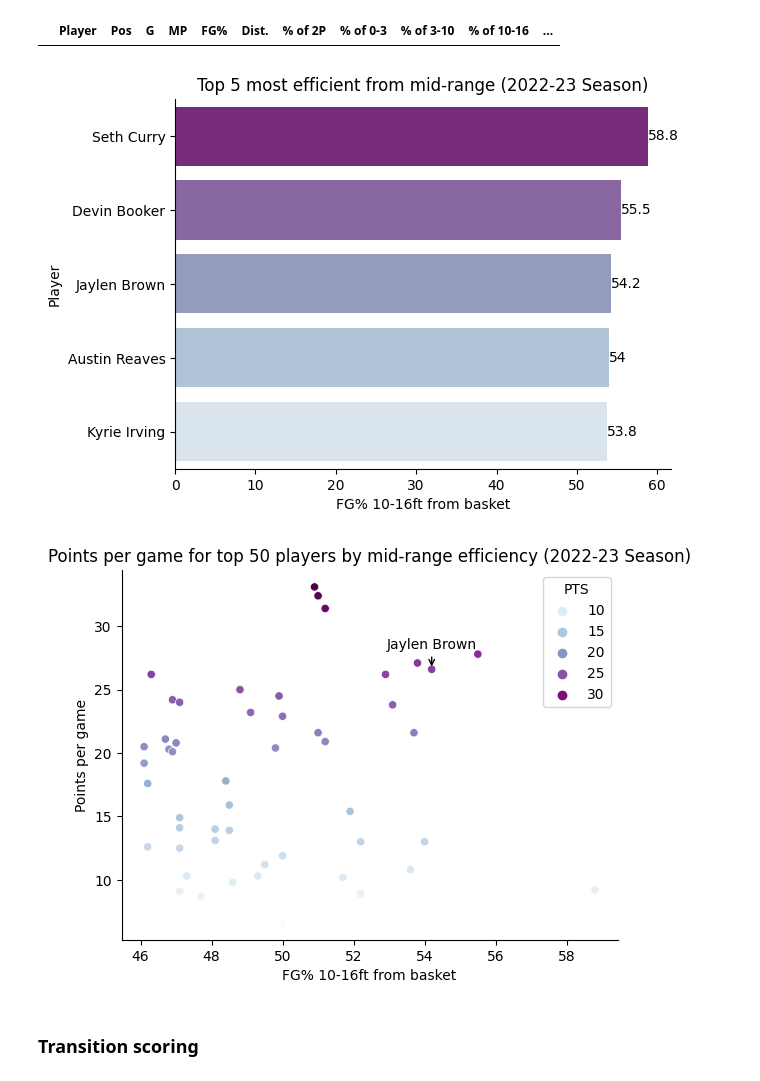
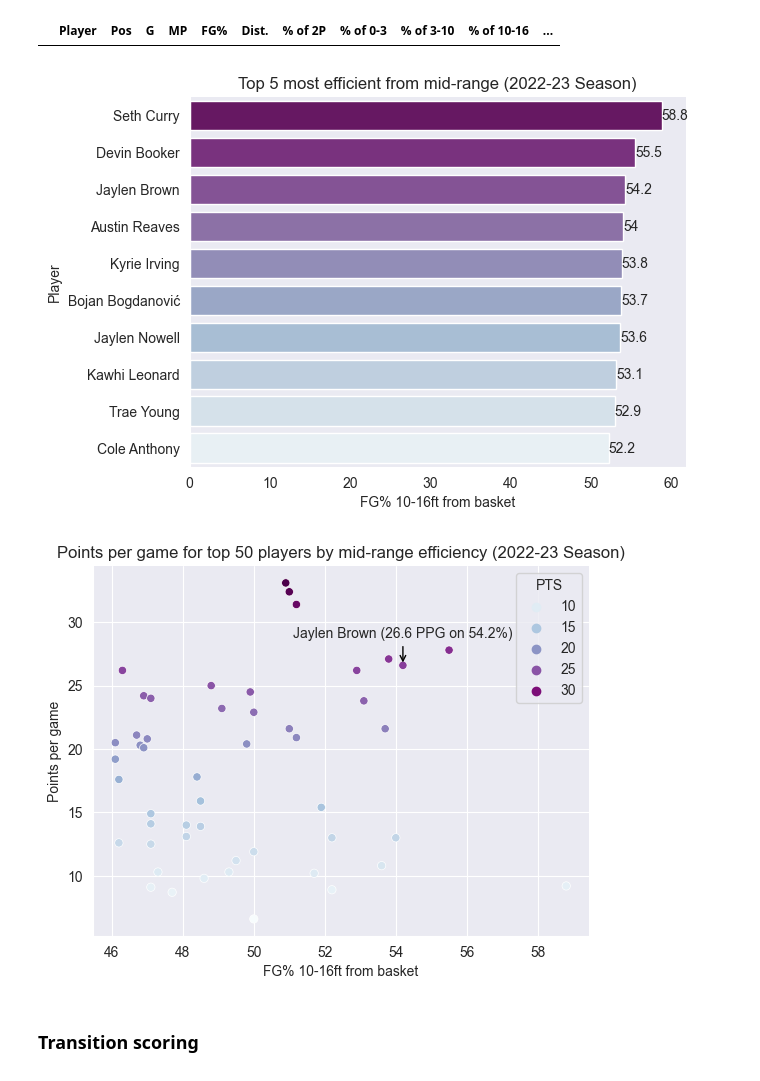
Before and after one commit to namhyk/jb-analysis, a Jupyter notebook: jaylen_brown.ipynb, the cells around one changed output. Cells and saved outputs as stored; diff of their text form; code cells hidden in the pictures.

Commit message:
Update jaylen_brown.ipynb
Update plots

```diff
--- a/jaylen_brown.ipynb
+++ b/jaylen_brown.ipynb
@@ -46,9 +48,9 @@ plt.show()
 # %%
-sns.lineplot(x='Season', y=df_jb['FT%']*100, data=df_jb, label='FT%', marker='o')
-sns.lineplot(x='Season', y=df_jb['2P%']*100, data=df_jb, label='2P%', marker='D')
-sns.lineplot(x='Season', y=df_jb['FG%']*100, data=df_jb, label='FG%', marker='D')
-sns.lineplot(x='Season', y=df_jb['3P%']*100, data=df_jb, label='3P%', marker='D')
-
+sns.set_style('darkgrid')
+sns.lineplot(x='Season', y=df_jb['FT%']*100, data=df_jb, label='FT%', marker='o', color='mediumpurple')
+sns.lineplot(x='Season', y=df_jb['2P%']*100, data=df_jb, label='2P%', marker='d', color='goldenrod')
+sns.lineplot(x='Season', y=df_jb['FG%']*100, data=df_jb, label='FG%', marker='s', color='teal')
+sns.lineplot(x='Season', y=df_jb['3P%']*100, data=df_jb, label='3P%', marker='D', color='indianred')
 plt.ylabel('Percentage')
 plt.title('Shooting efficiency averages per season')
 sns.despine()
@@ -82,8 +84,21 @@ data = {'Percentage': [jb_fg, jb_2p, jb_3p, jb_ft, league_fg, league_2p, league_
 
 
 final_df = pd.DataFrame(data)
-
-sns.barplot(x='Metric', y = 'Percentage', hue='Player', data = final_df, palette='PRGn_r')
+sns.set_style('darkgrid')
+ax = sns.barplot(x='Metric', y = 'Percentage', hue='Player', data = final_df, palette='PRGn_r')
+for bar in ax.patches:
+  # The text annotation for each bar should be its height.
+  bar_value = bar.get_height()
+  # Format the text with commas to separate thousands. You can do
+  # any type of formatting here though.
+  text = f'{round(bar_value, 2)}'
+  # This will give the middle of each bar on the x-axis.
+  text_x = bar.get_x() + bar.get_width() / 2
+  # get_y() is where the bar starts so we add the height to it.
+  text_y = bar.get_y() + bar_value
+  # If you want a consistent color, you can just set it as a constant, e.g. #222222
+  ax.text(text_x, text_y, text, ha='center', va='bottom',
+          size=9, color='black')
 sns.despine()
 plt.xlabel('Efficiency Stats')
 plt.title('Shooting Efficiency Stats Average 2022-23 Season')
@@ -110,8 +125,15 @@ data = {'Count': [jb_pts, jb_ast, jb_trb, jb_stl, jb_blk, league_pts, league_ast
 
 
 final_df = pd.DataFrame(data)
-
+sns.set_style('darkgrid')
 ax = sns.barplot(x='Metric', y = 'Count', hue='Player', data = final_df, palette='PRGn_r')
+for bar in ax.patches:
+  bar_value = bar.get_height()
+  text = f'{round(bar_value, 2)}'
+  text_x = bar.get_x() + bar.get_width() / 2
+  text_y = bar.get_y() + bar_value
+  ax.text(text_x, text_y, text, ha='center', va='bottom',
+          size=9, color='black')
 plt.grid(axis='y', linewidth = 0.3, linestyle='--')
 plt.title('Counting Stats Average (2022-23 Season)')
 plt.xlabel('Counting Stats')
@@ -143,5 +165,6 @@ df_top5midrange = df_midrange.nlargest(n=5, columns=['FG% 10-16'])
 # %%
-ax = sns.barplot(y = df_top5midrange['Player'], x = df_top5midrange['FG% 10-16']*100, orient = 'h', palette='BuPu_r')
+sns.set_style('dark')
+ax = sns.barplot(y = df_top10midrange['Player'], x = df_top10midrange['FG% 10-16']*100, orient = 'h', palette='BuPu_r')
 plt.title('Top 5 most efficient from mid-range (2022-23 Season)')
 plt.ylabel('Player')
 plt.xlabel('FG% 10-16ft from basket')
@@ -149,7 +172,7 @@ sns.despine()
 ax.bar_label(ax.containers[0])
 plt.show()
 # %% [output]
-[figure, old version]
+[figure, new version]
 # %%
 #Get the top 50 players by mid-range (10-16ft) shooting efficiency
 df_midrange = df_midrange.nlargest(n=50, columns=['FG% 10-16'])
@@ -159,20 +182,20 @@ df_midrange = df_midrange.nlargest(n=50, columns=['FG% 10-16'])
 df_ppg = df_pergame[['Player', 'PTS']].copy()
 df_merged = pd.merge(df_ppg, df_midrange)
 # %%
+sns.set_style('darkgrid')
 sns.scatterplot(x = df_merged['FG% 10-16']*100, y = 'PTS', data = df_merged, hue='PTS', palette='BuPu')
-
 target_row = df_merged[df_merged['Player'] == 'Jaylen Brown']
 x_value = target_row['FG% 10-16'].values[0]*100
 y_value = target_row['PTS'].values[0]
-plt.annotate('Jaylen Brown', (x_value, y_value), textcoords="offset points", xytext=(0,15),
-             ha='center', arrowprops=dict(arrowstyle="->"))
+plt.annotate('Jaylen Brown (' + str(y_value) + ' PPG on ' + str(x_value) + '%)', (x_value, y_value), textcoords="offset points", xytext=(0,20),
+             ha='center', arrowprops=dict(arrowstyle="->", color='black'), size=10)
 plt.title('Points per game for top 50 players by mid-range efficiency (2022-23 Season)')
 plt.xlabel('FG% 10-16ft from basket')
 plt.ylabel('Points per game')
 sns.despine()
 plt.show()
 # %% [output]
-[figure, old version]
+[figure, new version]
 # %% [markdown]
 ### Transition scoring
 # %%
```
Also changed, not shown: parts of 16 cells of this notebook.
